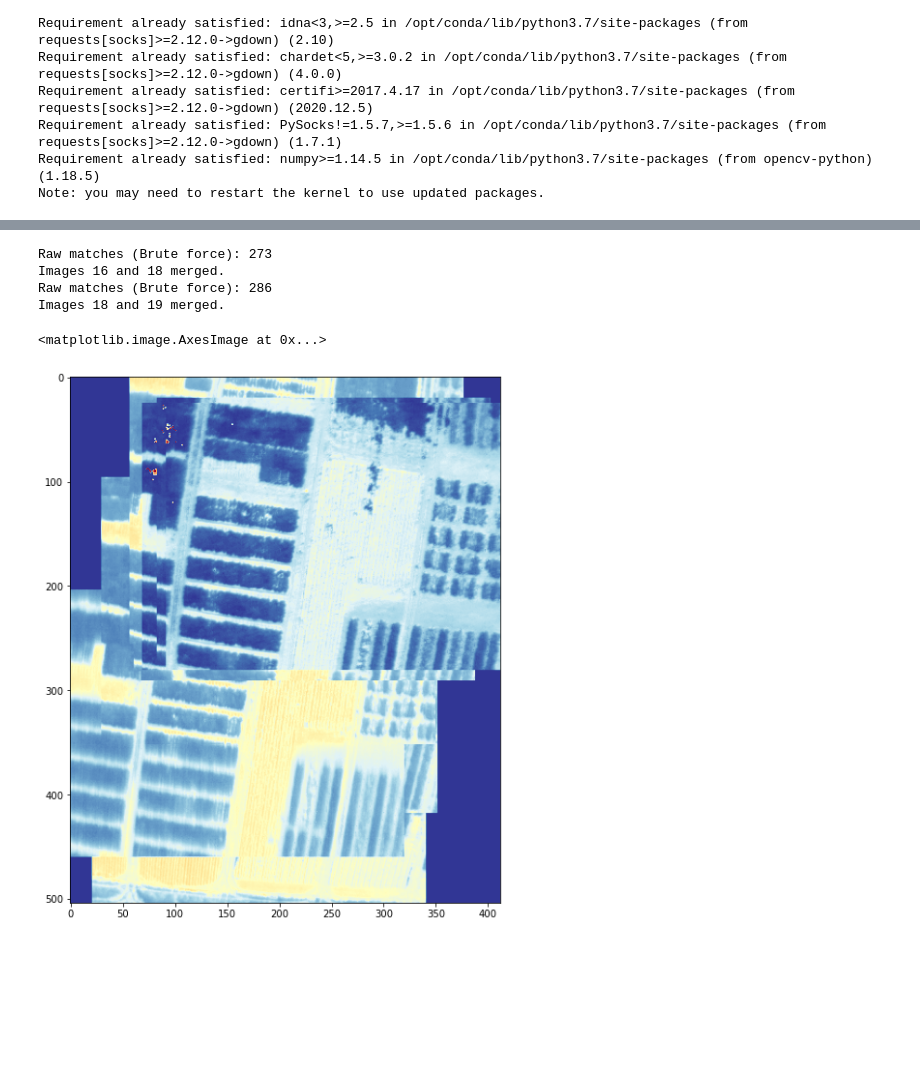
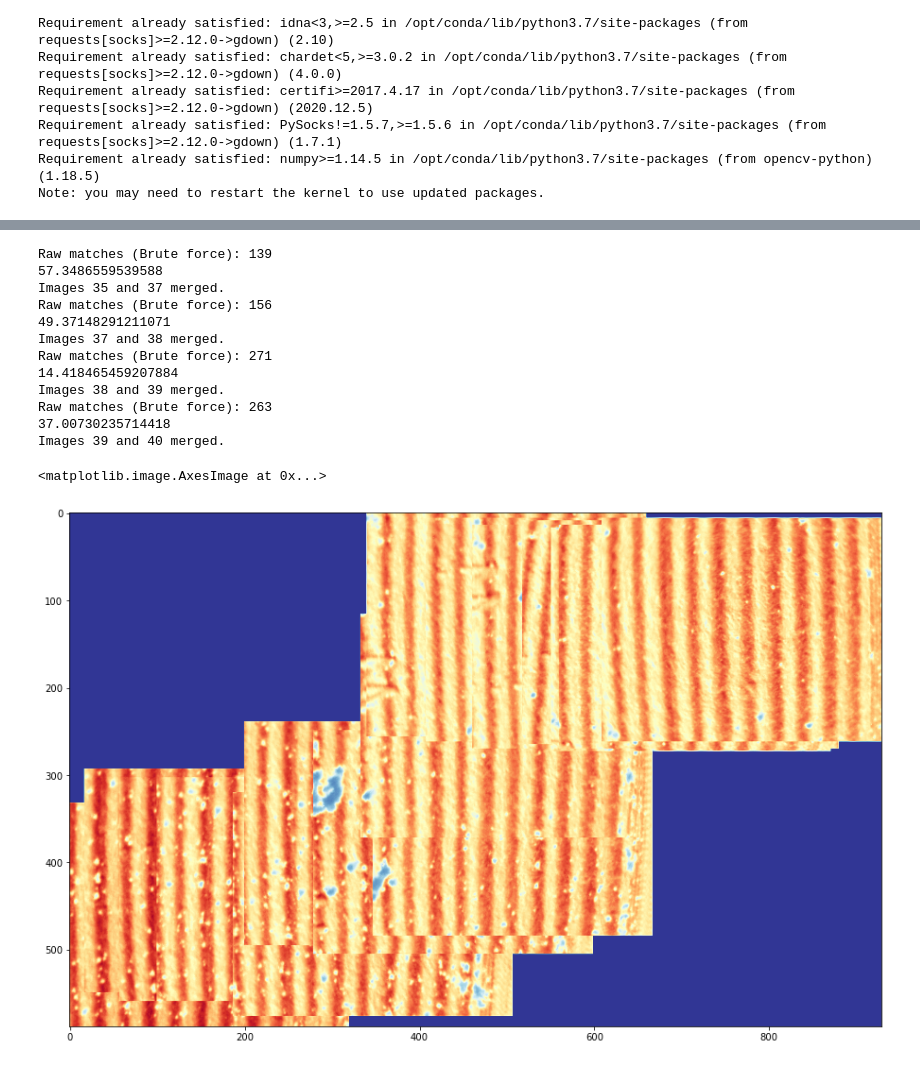
Before and after one commit to luke-scot/s4-thermal, a Jupyter notebook: stitch_pipeline.ipynb, the cells around one changed output, grey strips where cells are left out. Cells and saved outputs as stored; diff of their text form; code cells hidden in the pictures; blank space fills up the shorter version.

Commit message:
Automated xy merge in pipeline

```diff
--- a/stitch_pipeline.ipynb
+++ b/stitch_pipeline.ipynb
@@ -51,13 +51,15 @@ imageType, cmap = False, colorbrewer.get_map('RdYlBu', 'diverging', 11, reverse=
 pathFile = 'data/Flight 2.csv' # Flight path .csv file
 utcDiff = -1 # Time difference to UTC (-1 for BST)
 pathColumns = ['timestamp','latitude','longitude','altitude(m)','pitch(deg)','roll(deg)','yaw(deg)'] # Columns used from the path file
-minAlt, maxAlt, altCol = 119.7, 120.3, 'altitude(m)' # Altitude criteria for using imagery, if wanted else False
+minAlt, maxAlt, altCol = 11.7, 12.3, 'altitude(m)' # Altitude criteria for using imagery, if wanted else False
 imgTimes = False#[1619811011923,1619811099149] # Specify times if wanted else False
 utmZone, hemisphere = '31n', 'north' # Specify UTM coordinate zone
-pxSize = 0.27 # Specify pixel size (m) - for now
-resolution = 6 # Other resolution for plots
+resolution = 2 # Other resolution for plots
 useCentre = True # True if only using center of images
 skip = 20 # Plot every nth image for path
+height = 12 # Height of camera
+fov, pixels = 69, 640 # Long axis field of view and number of pixels of camera
+pxSize = (height*np.tan(np.deg2rad(fov/2)))/(pixels/2) # Specify pixel size (m) - for now
 # %%
 # Download from google drive if gdrive is True
 #%capture
@@ -170,10 +192,10 @@ plt.show()
 # Multi-image stitching
 if 'result' in globals(): del(result)
 # Setup variables
-start = 1
-end = 19
+start = 20
+end = 40
 step = 1
-skips = [17, 26,29,37,44,45,56]
+skips = [33]#[17, 26,29,37,44,45,56]
 xmin, xmax, ymin, ymax = 0,0,0,0
 
 # Stitching properties
@@ -231,29 +253,13 @@ for imgNum in tqdm(np.arange(start+step if start < end else start-step,end+1,ste
             if ymov < 0:
                 mam, mbm = ma[[ma[i,1]<mb[i,1] for i in range(len(ma))]], mb[[ma[i,1]<mb[i,1] for i in range(len(ma))]]
             else: mam, mbm = ma[[ma[i,1]>mb[i,1] for i in range(len(ma))]], mb[[ma[i,1]>mb[i,1] for i in range(len(ma))]]
-#     xmov, ymov = idf.iloc[imgNum]['yc']-idf.iloc[prev]['yc'], idf.iloc[imgNum]['xc']-idf.iloc[prev]['xc']
-#     bothMov = 2
-#     if abs(xmov) < bothMov/2 and abs(ymov) < bothMov/2:
-#         mam, mbm = ma, mb
-#     else:
-#         if abs(xmov) > abs(ymov):
-#             if xmov < 0:
-#                 #print('hello')
-#                 mam, mbm = ma[[ma[i,0]>mb[i,0] for i in range(len(ma))]], mb[[ma[i,0]>mb[i,0] for i in range(len(ma))]]
-#             else:
-#                 print('hello')
-#                 mam, mbm = ma[[ma[i,0]<mb[i,0] for i in range(len(ma))]], mb[[ma[i,0]<mb[i,0] for i in range(len(ma))]]
-#         else:
-#             if ymov < 0:
-#                 mam, mbm = ma[[ma[i,1]>mb[i,1] for i in range(len(ma))]], mb[[ma[i,1]>mb[i,1] for i in range(len(ma))]]
-#             else: mam, mbm = ma[[ma[i,1]<mb[i,1] for i in range(len(ma))]], mb[[ma[i,1]<mb[i,1] for i in range(len(ma))]]
 
-    # Difference between 2 images considered
     diff = np.median(mam-mbm, axis=0).astype(int)
 
     #------------------#
-    if len(mam) > 10 and np.std(mam-mbm, axis=0).mean() < 50:
-            # Work out new positions
+    print(np.std(mam-mbm, axis=0).mean())
+    if len(mam) > 10 and np.std(mam-mbm, axis=0).mean() < 60:
+        # Work out new positions
         newBox=[int(np.round(prevBox[0]+diff[1])), int(np.round(prevBox[1]+diff[1])), int(np.round(prevBox[2]+diff[0])),int(np.round(prevBox[3]+diff[0]))] # New box position before adjustment for expanding total box
 
         pos = [0,0] # Position for previously merged images
@@ -281,7 +287,7 @@ for imgNum in tqdm(np.arange(start+step if start < end else start-step,end+1,ste
             pos[1] = abs(newBox[2])
         elif newBox[3] > totalBox[1]:
             ymax=imgNum
-            totalBox[1]=newBox[3]
+            totalBox[1] = newBox[3]
             modBox[3] = newBox[3]
             modBox[2] = newBox[2]
             pos[1] = 0
@@ -290,7 +296,6 @@ for imgNum in tqdm(np.arange(start+step if start < end else start-step,end+1,ste
 
         single = (arrs[1]+10)*255/40
         queryImg = np.dstack((single,single,single)).astype(np.uint8)
-        #queryImg = [np.dstack((((arrs[i]+10)*255/40),((arrs[i]+10)*255/40),((arrs[i]+10)*255/40))).astype(np.uint8) for i in range(len(imageNums))]
         result = np.zeros([totalBox[0],totalBox[1],3])
         result[pos[0]:pos[0]+prevImg.shape[0],pos[1]:pos[1]+prevImg.shape[1],:] = prevImg
         result[modBox[0]:modBox[1], modBox[2]:modBox[3],:] = queryImg
@@ -301,6 +306,5 @@ for imgNum in tqdm(np.arange(start+step if start < end else start-step,end+1,ste
 
 
 fig = plt.figure(figsize=(20,10))
-#extent = (idf.iloc[imgNum]['xc']-img
 plt.imshow(result.mean(axis=2),cmap=cmap)
 # %% [output]
@@ -366,9 +388,17 @@ Lossy conversion from float64 to uint8. Range [252.99975128924925, 399.714989149
-Raw matches (Brute force): 273
-Images 16 and 18 merged.
-Raw matches (Brute force): 286
-Images 18 and 19 merged.
+Raw matches (Brute force): 139
+57.3486559539588
+Images 35 and 37 merged.
+Raw matches (Brute force): 156
+49.37148291211071
+Images 37 and 38 merged.
+Raw matches (Brute force): 271
+14.418465459207884
+Images 38 and 39 merged.
+Raw matches (Brute force): 263
+37.00730235714418
+Images 39 and 40 merged.
 <matplotlib.image.AxesImage at 0x...>
-[figure, old version]
+[figure, new version]
 # %%
 # Save as kmz
 inputCoords = True
```
Also changed, not shown: parts of 4 cells of this notebook, 4 other files.
